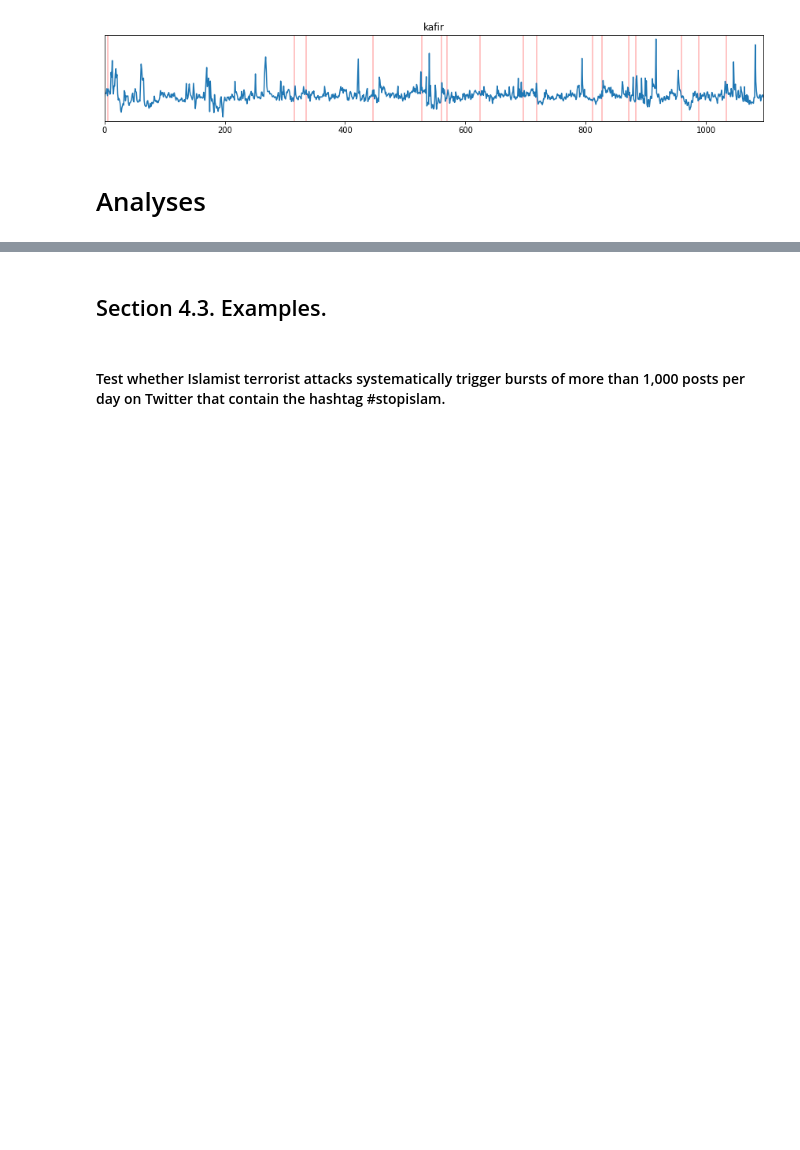
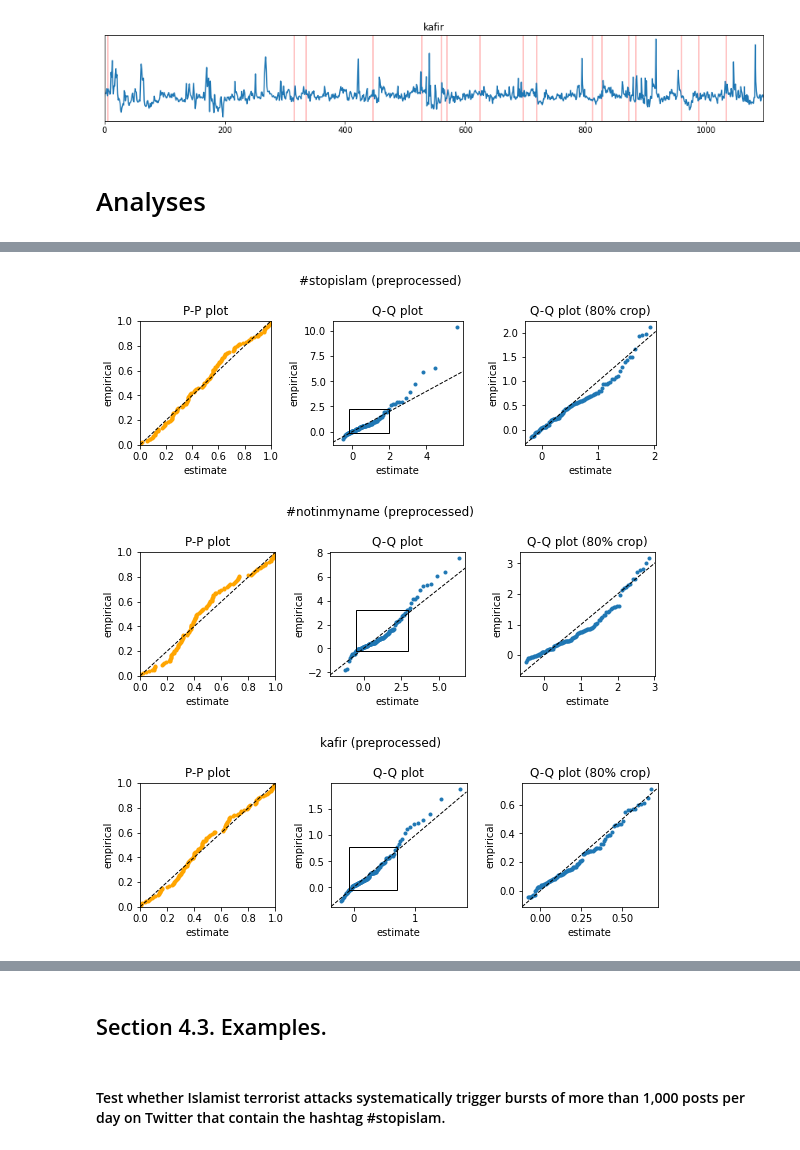
Before and after one commit to diozaka/pECA, a Jupyter notebook: demos/hatespeech.ipynb, the cells around one changed output, grey strips where cells are left out. Cells and saved outputs as stored; diff of their text form; code cells hidden in the pictures; blank space fills up the shorter version.

Commit message:
model checking with P-P and Q-Q plots

```diff
--- a/demos/hatespeech.ipynb
+++ b/demos/hatespeech.ipynb
@@ -103,0 +112,19 @@ delta = 7
+# %%
+preprocessing = True
+
+for keyword in keywords:
+    if preprocessing:
+        timeseries = preprocess(timeseries_df[keyword], date_range)
+    else:
+        timeseries = timeseries_df[keyword].loc[date_range].values
+
+    peca.plot_gev_diagnostics(
+        timeseries,
+        blocksize=delta + 1,
+        q_crop_percentile=10,
+        title=keyword + (' (preprocessed)' if preprocessing else ' (raw)')
+    )
+# %% [output]
+[figure, added]
+[figure, added]
+[figure, added]
```
Also changed, not shown: parts of 5 cells of this notebook, 1 other file.
